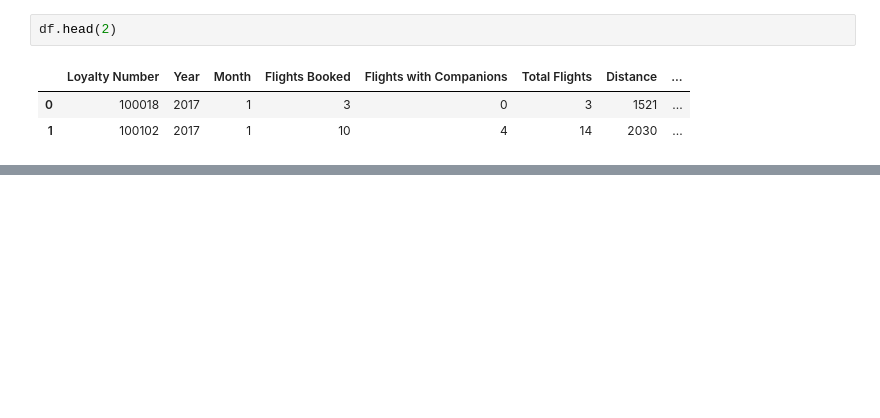
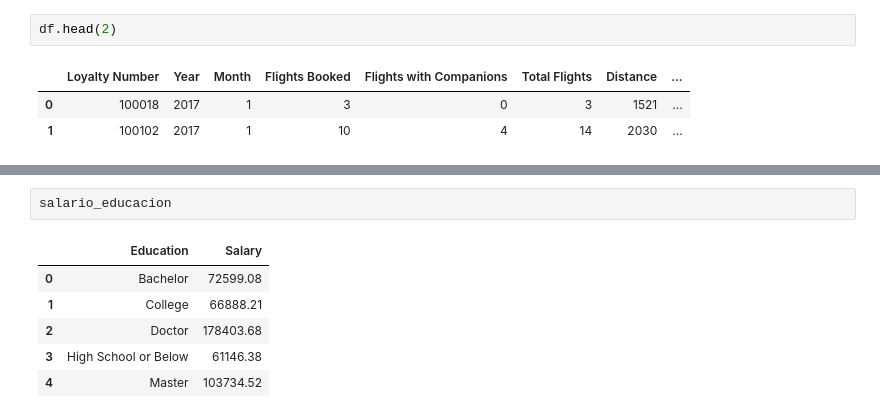
Before and after one commit to Adalab/bda-modulo-3-evaluacion-final-Lauris273, a Jupyter notebook: 2.Ejercicio_evaluación_módulo_3.ipynb, the cells around one changed output, grey strips where cells are left out. Saved outputs shown, nothing was run; the diff lists cells and outputs as text; blank space fills up the shorter version.

```diff
--- a/2.Ejercicio_evaluación_módulo_3.ipynb
+++ b/2.Ejercicio_evaluación_módulo_3.ipynb
@@ -191,0 +306,9 @@ df.head(2)
+# %%
+salario_educacion
+# %% [output]
+|  | Education | Salary |
+| 0 | Bachelor | 72599.08 |
+| 1 | College | 66888.21 |
+| 2 | Doctor | 178403.68 |
+| 3 | High School or Below | 61146.38 |
+| 4 | Master | 103734.52 |
```
Also changed, not shown: parts of 17 cells of this notebook.
